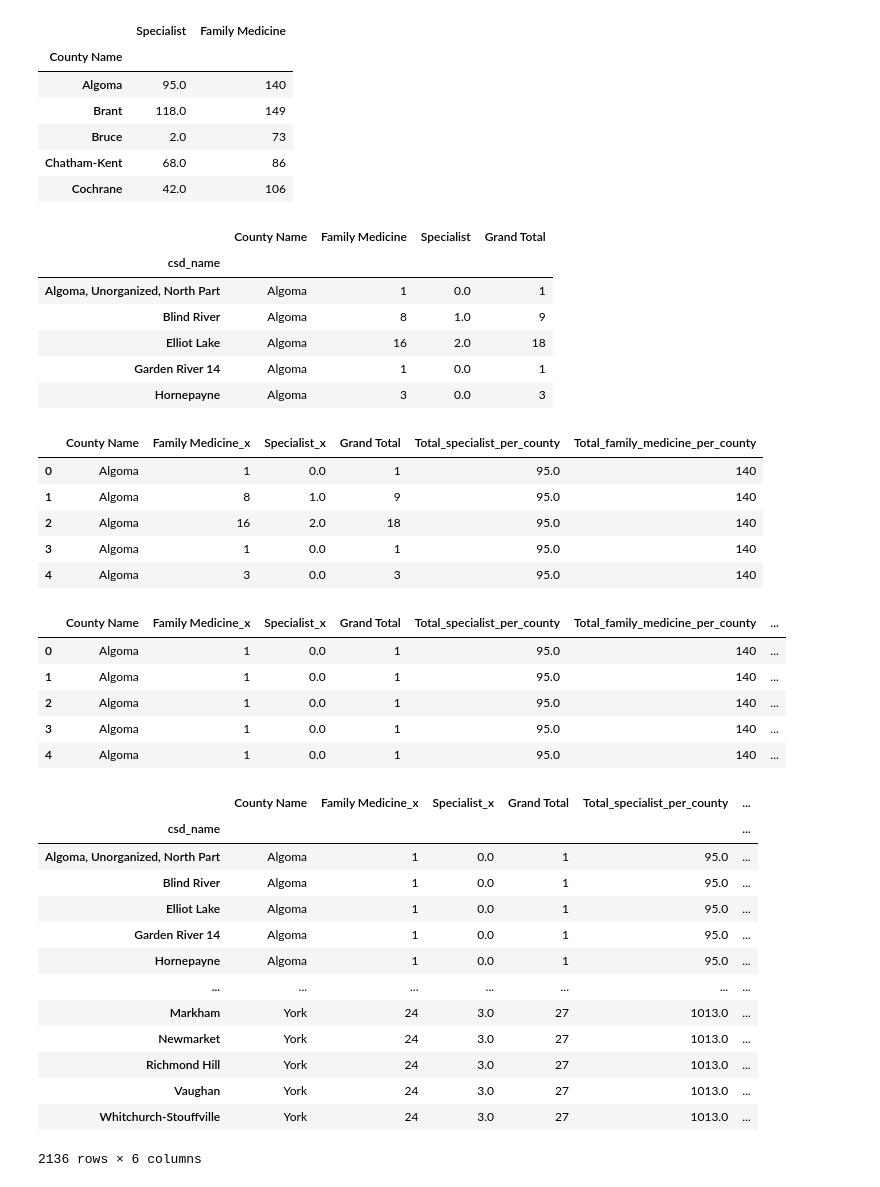
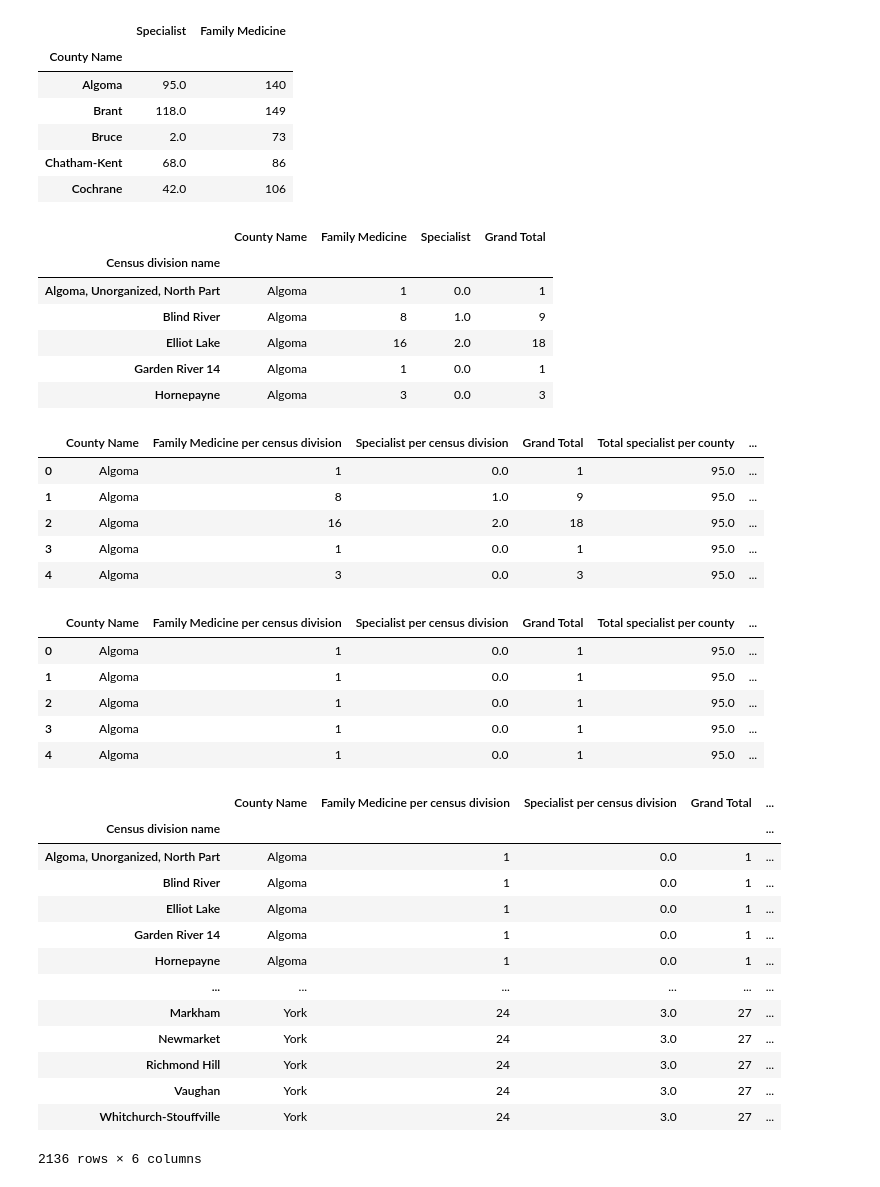
Before and after one commit to AyokOluwole/project-1, a Jupyter notebook: Physicians/Active_Physicians_ in_ Ontario.ipynb, the cells around one changed output. Cells and saved outputs as stored; diff of their text form; code cells hidden in the pictures.

Commit message:
finaloutput

```diff
--- a/Physicians/Active_Physicians_ in_ Ontario.ipynb
+++ b/Physicians/Active_Physicians_ in_ Ontario.ipynb
@@ -39,6 +40,6 @@ County
 49
 # %%
 #extracting county name and csd_name columns
-organized_df = clean_data[['County Name', 'csd_name']]
+organized_df = clean_data[['County Name', 'Census division name']]
 organized_df.head()
 # %% [output]
@@ -50,7 +51,7 @@ organized_df.head()
 | 4 | Algoma | Hornepayne |
 # %%
 #group by County Name
-county_dataframe = clean_data.set_index('csd_name').groupby(['County Name'])
+county_dataframe = clean_data.set_index('Census division name').groupby(['County Name'])
 county_dataframe
 # %% [output]
 <pandas.core.groupby.generic.DataFrameGroupBy object at 0x...>
@@ -91,11 +92,11 @@ total_physicians.head()
 | Chatham-Kent | 68.0 | 86 |
 | Cochrane | 42.0 | 106 |
 # %%
-csd_dataframe = clean_data.set_index('csd_name')
+csd_dataframe = clean_data.set_index('Census division name')
 csd_dataframe.head()
 # %% [output]
 |  | County Name | Family Medicine | Specialist | Grand Total |
-| csd_name |  |  |  |  |
+| Census division name |  |  |  |  |
 | Algoma, Unorganized, North Part | Algoma | 1 | 0.0 | 1 |
 | Blind River | Algoma | 8 | 1.0 | 9 |
 | Elliot Lake | Algoma | 16 | 2.0 | 18 |
@@ -103,40 +104,40 @@ csd_dataframe.head()
 | Hornepayne | Algoma | 3 | 0.0 | 3 |
 # %%
 final_df = pd.merge(csd_dataframe,total_physicians,how="left",on=["County Name","County Name"])
-final_df.rename(columns={'Specialist_y':'Total_specialist_per_county','Family Medicine_y':'Total_family_medicine_per_county'}, inplace=True)
+final_df.rename(columns={'Family Medicine_x':'Family Medicine per census division','Specialist_x':'Specialist per census division','Specialist_y':'Total specialist per county','Family Medicine_y':'Total family medicine per county'}, inplace=True)
 final_df.head()
 # %% [output]
-|  | County Name | Family Medicine_x | Specialist_x | Grand Total | Total_specialist_per_county | Total_family_medicine_per_county |
-| 0 | Algoma | 1 | 0.0 | 1 | 95.0 | 140 |
-| 1 | Algoma | 8 | 1.0 | 9 | 95.0 | 140 |
-| 2 | Algoma | 16 | 2.0 | 18 | 95.0 | 140 |
-| 3 | Algoma | 1 | 0.0 | 1 | 95.0 | 140 |
-| 4 | Algoma | 3 | 0.0 | 3 | 95.0 | 140 |
+|  | County Name | Family Medicine per census division | Specialist per census division | Grand Total | Total specialist per county | ... |
+| 0 | Algoma | 1 | 0.0 | 1 | 95.0 | ... |
+| 1 | Algoma | 8 | 1.0 | 9 | 95.0 | ... |
+| 2 | Algoma | 16 | 2.0 | 18 | 95.0 | ... |
+| 3 | Algoma | 1 | 0.0 | 1 | 95.0 | ... |
+| 4 | Algoma | 3 | 0.0 | 3 | 95.0 | ... |
 # %%
 final_data = pd.merge(final_df,organized_df,how="left",on=["County Name","County Name"])
 final_data.head()
 # %% [output]
-|  | County Name | Family Medicine_x | Specialist_x | Grand Total | Total_specialist_per_county | Total_family_medicine_per_county | ... |
-| 0 | Algoma | 1 | 0.0 | 1 | 95.0 | 140 | ... |
-| 1 | Algoma | 1 | 0.0 | 1 | 95.0 | 140 | ... |
-| 2 | Algoma | 1 | 0.0 | 1 | 95.0 | 140 | ... |
-| 3 | Algoma | 1 | 0.0 | 1 | 95.0 | 140 | ... |
-| 4 | Algoma | 1 | 0.0 | 1 | 95.0 | 140 | ... |
+|  | County Name | Family Medicine per census division | Specialist per census division | Grand Total | Total specialist per county | ... |
+| 0 | Algoma | 1 | 0.0 | 1 | 95.0 | ... |
+| 1 | Algoma | 1 | 0.0 | 1 | 95.0 | ... |
+| 2 | Algoma | 1 | 0.0 | 1 | 95.0 | ... |
+| 3 | Algoma | 1 | 0.0 | 1 | 95.0 | ... |
+| 4 | Algoma | 1 | 0.0 | 1 | 95.0 | ... |
 # %%
-complete_data = final_data.set_index('csd_name')
+complete_data = final_data.set_index('Census division name')
 complete_data
 # %% [output]
-|  | County Name | Family Medicine_x | Specialist_x | Grand Total | Total_specialist_per_county | ... |
-| csd_name |  |  |  |  |  | ... |
-| Algoma, Unorganized, North Part | Algoma | 1 | 0.0 | 1 | 95.0 | ... |
-| Blind River | Algoma | 1 | 0.0 | 1 | 95.0 | ... |
-| Elliot Lake | Algoma | 1 | 0.0 | 1 | 95.0 | ... |
-| Garden River 14 | Algoma | 1 | 0.0 | 1 | 95.0 | ... |
-| Hornepayne | Algoma | 1 | 0.0 | 1 | 95.0 | ... |
-| ... | ... | ... | ... | ... | ... | ... |
-| Markham | York | 24 | 3.0 | 27 | 1013.0 | ... |
-| Newmarket | York | 24 | 3.0 | 27 | 1013.0 | ... |
-| Richmond Hill | York | 24 | 3.0 | 27 | 1013.0 | ... |
-| Vaughan | York | 24 | 3.0 | 27 | 1013.0 | ... |
-| Whitchurch-Stouffville | York | 24 | 3.0 | 27 | 1013.0 | ... |
+|  | County Name | Family Medicine per census division | Specialist per census division | Grand Total | ... |
+| Census division name |  |  |  |  | ... |
+| Algoma, Unorganized, North Part | Algoma | 1 | 0.0 | 1 | ... |
+| Blind River | Algoma | 1 | 0.0 | 1 | ... |
+| Elliot Lake | Algoma | 1 | 0.0 | 1 | ... |
+| Garden River 14 | Algoma | 1 | 0.0 | 1 | ... |
+| Hornepayne | Algoma | 1 | 0.0 | 1 | ... |
+| ... | ... | ... | ... | ... | ... |
+| Markham | York | 24 | 3.0 | 27 | ... |
+| Newmarket | York | 24 | 3.0 | 27 | ... |
+| Richmond Hill | York | 24 | 3.0 | 27 | ... |
+| Vaughan | York | 24 | 3.0 | 27 | ... |
+| Whitchurch-Stouffville | York | 24 | 3.0 | 27 | ... |
 2136 rows × 6 columns
```
Also changed, not shown: parts of 8 cells of this notebook, 3 other files.
